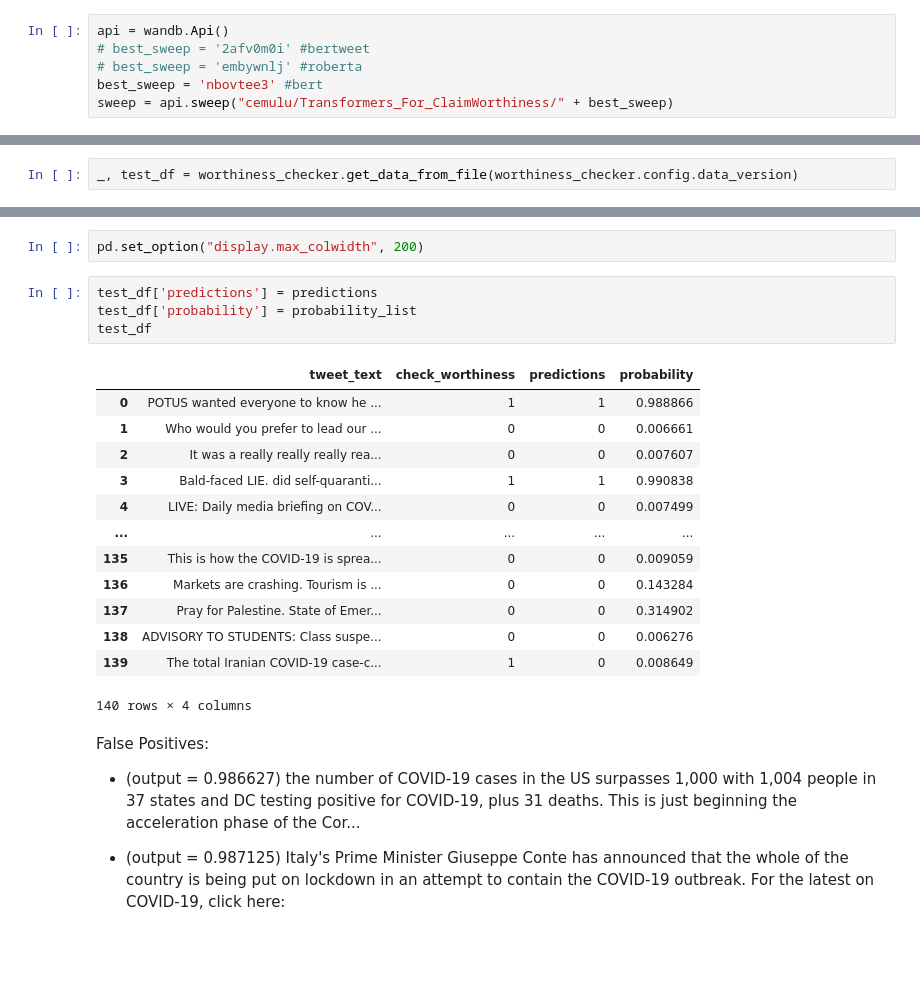
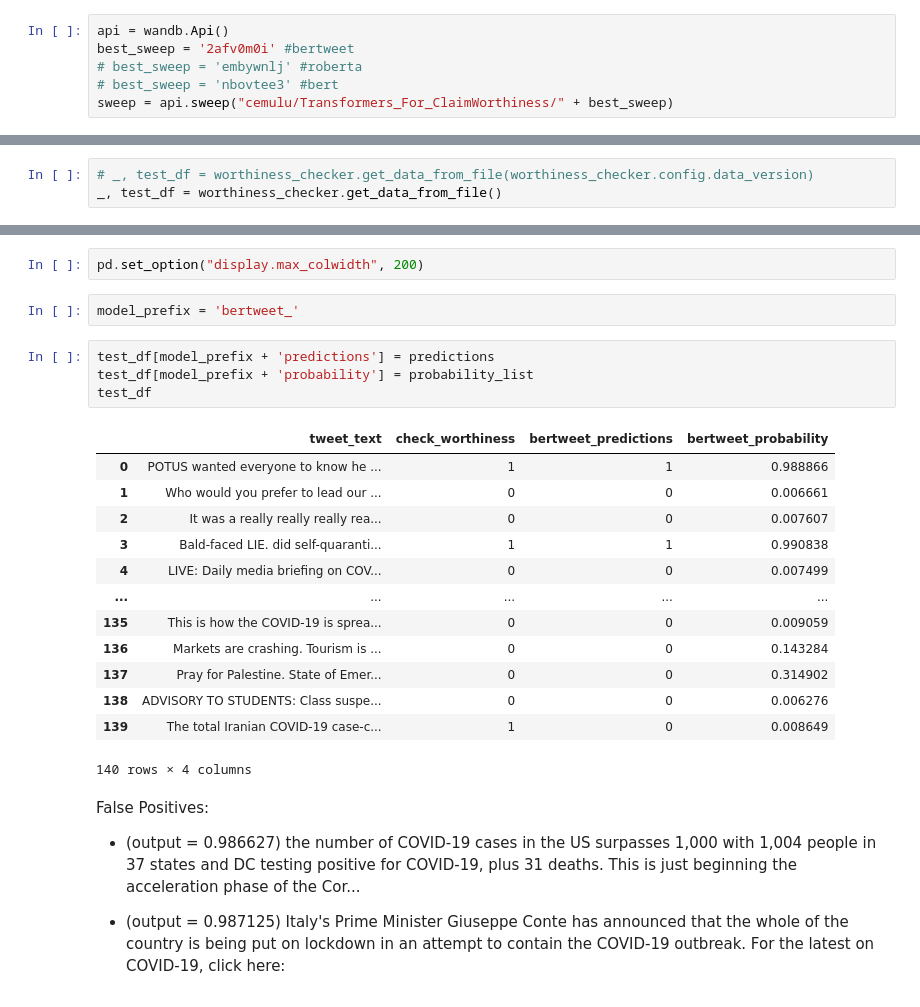
Before and after one commit to cemuluoglakci/Transformers_For_Claim_Worthiness, a Jupyter notebook: Bert_Variants_For_Claim_Worthiness/Bert_Variants_For_Claim_Worthiness.ipynb, the cells around one changed output, grey strips where cells are left out. Cells and saved outputs as stored; diff of their text form; blank space fills up the shorter version.

```diff
--- a/Bert_Variants_For_Claim_Worthiness/Bert_Variants_For_Claim_Worthiness.ipynb
+++ b/Bert_Variants_For_Claim_Worthiness/Bert_Variants_For_Claim_Worthiness.ipynb
@@ -483,9 +501,9 @@ wandb.agent(sweep_id, project=project,function=cross_validate)
 ### Training Model with best config and whole training data
 # %%
 api = wandb.Api()
-# best_sweep = '2afv0m0i' #bertweet
+best_sweep = '2afv0m0i' #bertweet
 # best_sweep = 'embywnlj' #roberta
-best_sweep = 'nbovtee3' #bert
+# best_sweep = 'nbovtee3' #bert
 sweep = api.sweep("cemulu/Transformers_For_ClaimWorthiness/" + best_sweep)
 # %%
 best_run = sweep.best_run()
@@ -568,7 +568,8 @@ probability
 # %% [markdown]
 ### Batch Testing
 # %%
-_, test_df = worthiness_checker.get_data_from_file(worthiness_checker.config.data_version)
+# _, test_df = worthiness_checker.get_data_from_file(worthiness_checker.config.data_version)
+_, test_df = worthiness_checker.get_data_from_file()
 # %%
 test_df
 # %% [output]
@@ -629,12 +630,14 @@ len(predictions)
 140
 # %%
 pd.set_option("display.max_colwidth", 200)
+# %%
+model_prefix = 'bertweet_'
 # %%
-test_df['predictions'] = predictions
-test_df['probability'] = probability_list
+test_df[model_prefix + 'predictions'] = predictions
+test_df[model_prefix + 'probability'] = probability_list
 test_df
 # %% [output]
-|  | tweet_text | check_worthiness | predictions | probability |
+|  | tweet_text | check_worthiness | bertweet_predictions | bertweet_probability |
 | 0 | POTUS wanted everyone to know he ... | 1 | 1 | 0.988866 |
 | 1 | Who would you prefer to lead our ... | 0 | 0 | 0.006661 |
 | 2 | It was a really really really rea... | 0 | 0 | 0.007607 |
```
Also changed, not shown: parts of 6 cells of this notebook, 12 other files.
